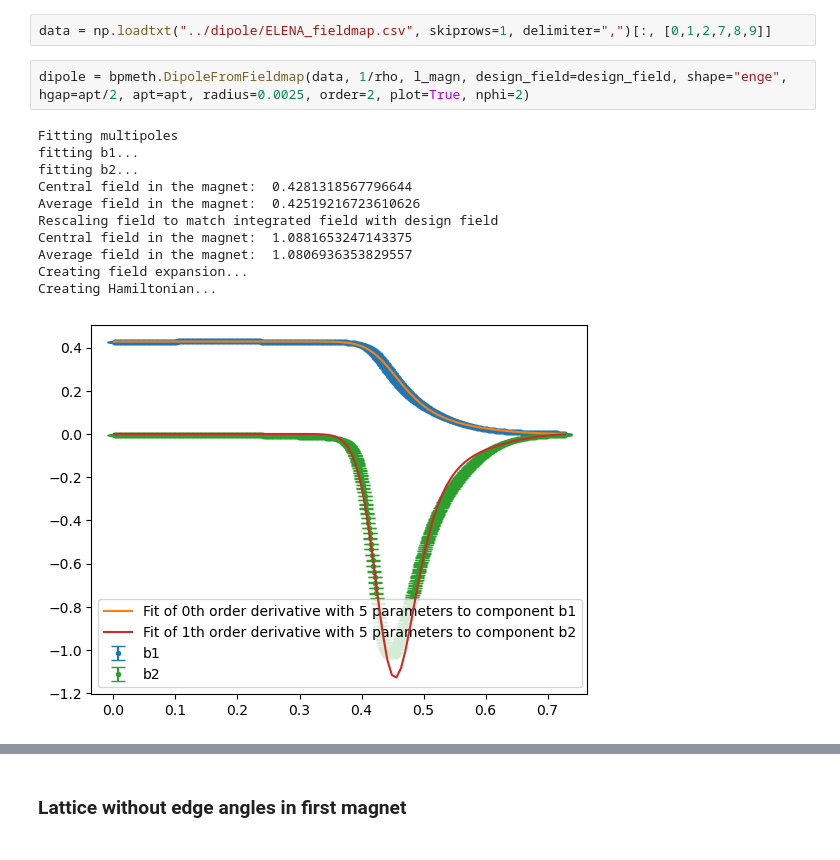
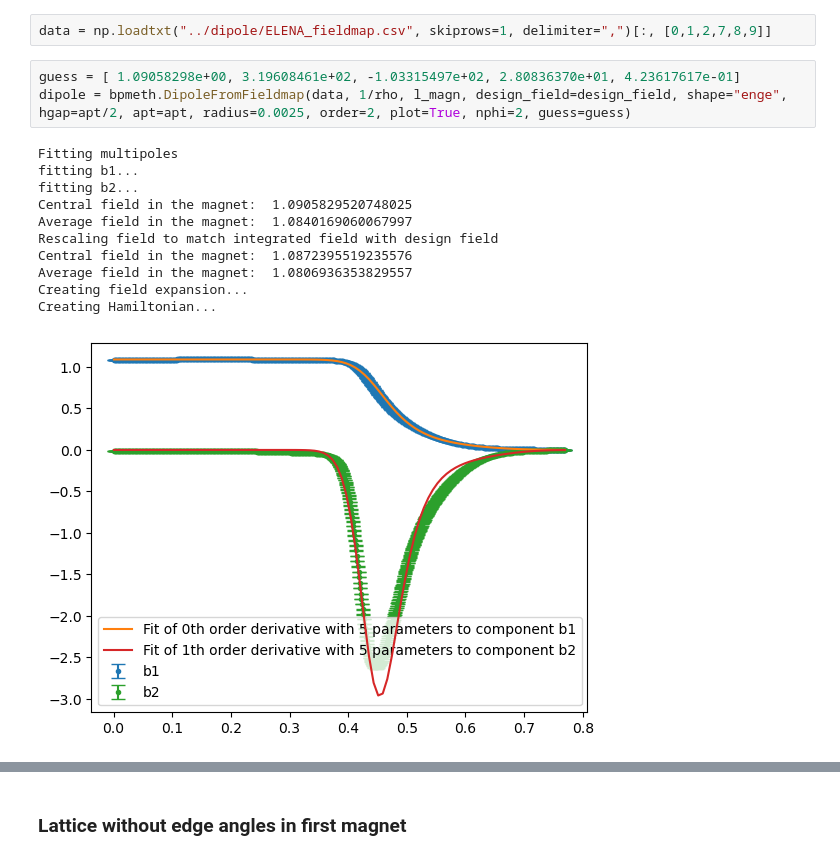
Before and after one commit to xsuite/bpmeth, a Jupyter notebook: examples/ELENA/ring/ELENA_with_numerical_dipoles.ipynb, the cells around one changed output, grey strips where cells are left out. Cells and saved outputs as stored; diff of their text form.

```diff
--- a/examples/ELENA/ring/ELENA_with_numerical_dipoles.ipynb
+++ b/examples/ELENA/ring/ELENA_with_numerical_dipoles.ipynb
@@ -76,16 +68,17 @@ design_field=1/rho*1.001803
 # %%
 data = np.loadtxt("../dipole/ELENA_fieldmap.csv", skiprows=1, delimiter=",")[:, [0,1,2,7,8,9]]
 # %%
-dipole = bpmeth.DipoleFromFieldmap(data, 1/rho, l_magn, design_field=design_field, shape="enge", hgap=apt/2, apt=apt, radius=0.0025, order=2, plot=True, nphi=2)
+guess = [ 1.09058298e+00, 3.19608461e+02, -1.03315497e+02, 2.80836370e+01, 4.23617617e-01]
+dipole = bpmeth.DipoleFromFieldmap(data, 1/rho, l_magn, design_field=design_field, shape="enge", hgap=apt/2, apt=apt, radius=0.0025, order=2, plot=True, nphi=2, guess=guess)
 # %% [output]
 Fitting multipoles
 fitting b1...
 fitting b2...
-Central field in the magnet:  0.4281318567796644
-Average field in the magnet:  0.42519216723610626
+Central field in the magnet:  1.0905829520748025
+Average field in the magnet:  1.0840169060067997
 Rescaling field to match integrated field with design field
-Central field in the magnet:  1.0881653247143375
+Central field in the magnet:  1.0872395519235576
 Average field in the magnet:  1.0806936353829557
 Creating field expansion...
 Creating Hamiltonian...
-[figure, old version]
+[figure, new version]
```
Also changed, not shown: parts of 5 cells of this notebook, 4 other files.
